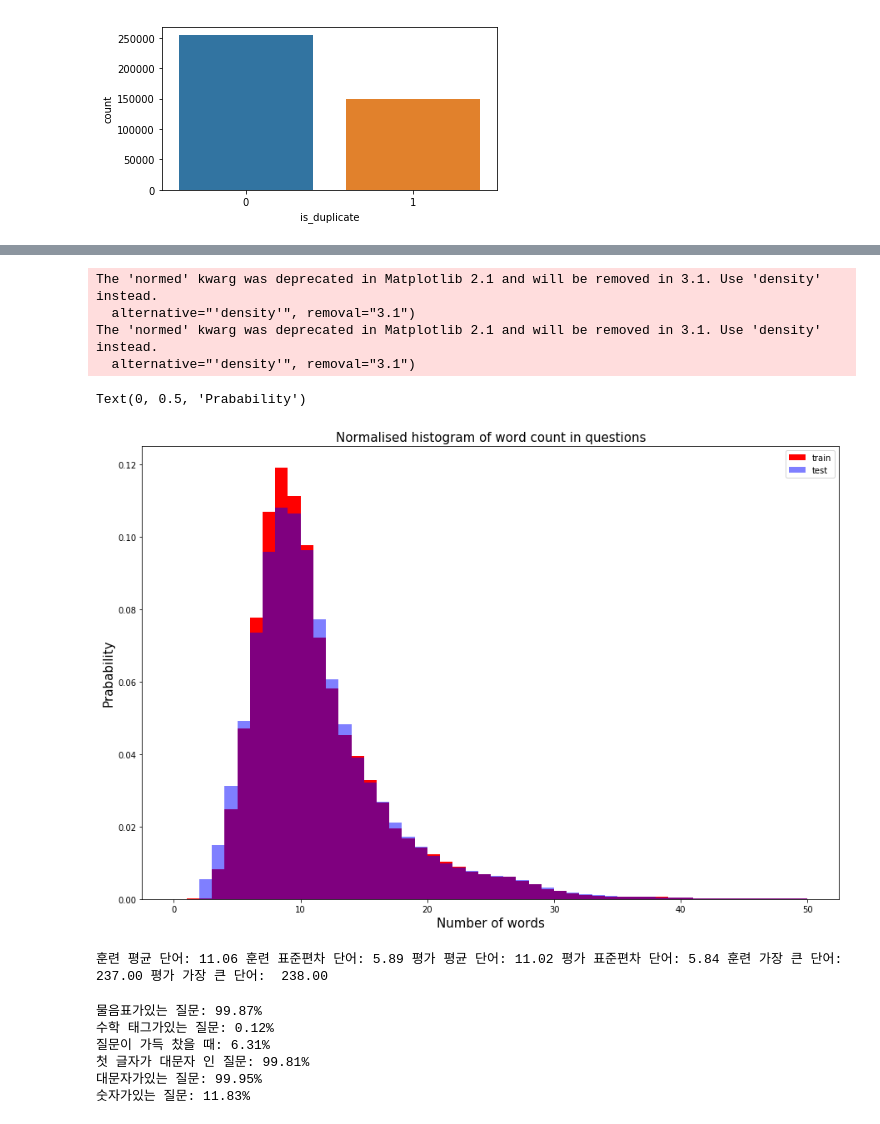
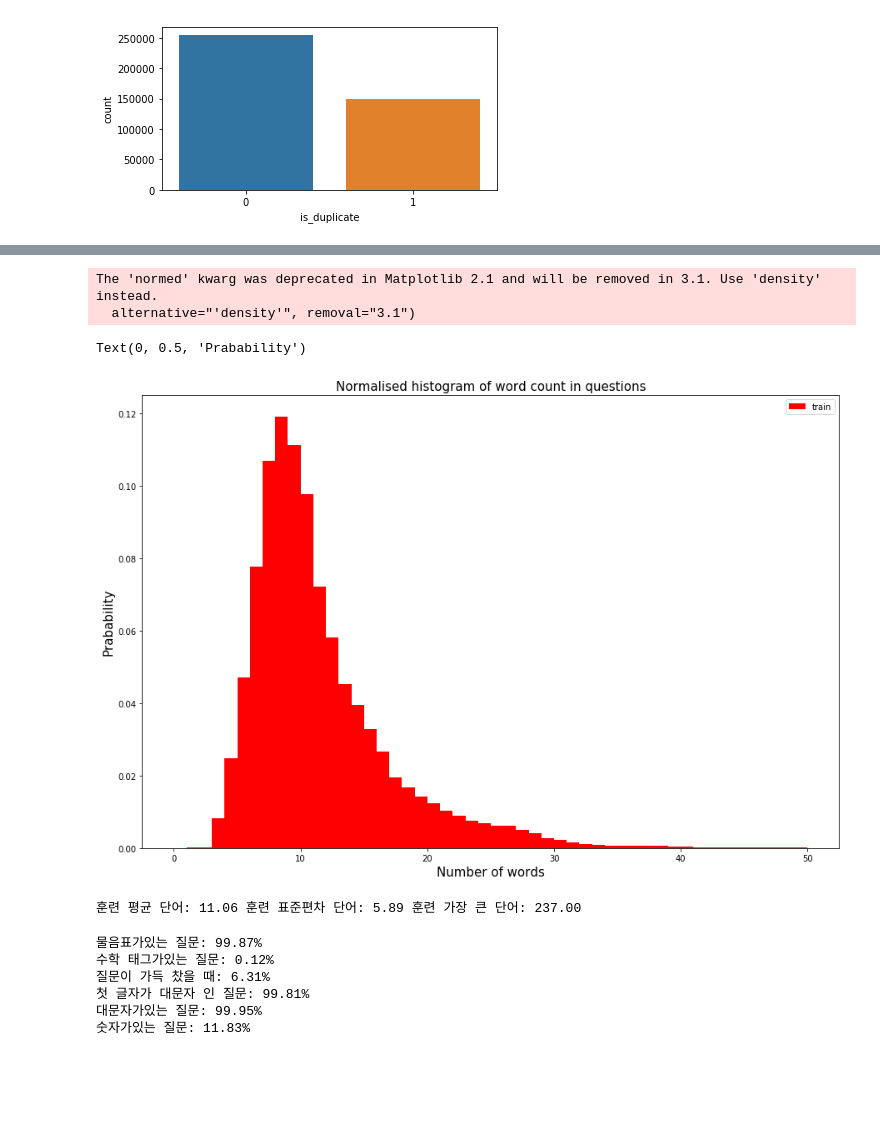
Before and after one commit to modulabs/DeepNLP, a Jupyter notebook: 7.NLPBOOK/5.TEXT_SIM/5.2.ipynb, the cells around one changed output, grey strips where cells are left out. Saved outputs shown, nothing was run; the diff lists cells and outputs as text; code cells hidden in the pictures; blank space fills up the shorter version.

```diff
--- a/7.NLPBOOK/5.TEXT_SIM/5.2.ipynb
+++ b/7.NLPBOOK/5.TEXT_SIM/5.2.ipynb
@@ -268,23 +166,20 @@ testDist = testSet.apply(lambda x:len(x.split(' ')))
 # %%
 plt.figure(figsize=(15, 10))
 plt.hist(trainDist, bins=50, range=[0, 50], facecolor='r', normed=True, label='train')
-plt.hist(testDist, bins=50, range=[0, 50], facecolor='b', normed=True, alpha=0.5, label='test')
 plt.title('Normalised histogram of word count in questions', fontsize=15)
 plt.legend()
 plt.xlabel('Number of words', fontsize=15)
 plt.ylabel('Prabability', fontsize=15)
 # %% [output]
 The 'normed' kwarg was deprecated in Matplotlib 2.1 and will be removed in 3.1. Use 'density' instead.
   alternative="'density'", removal="3.1")
-The 'normed' kwarg was deprecated in Matplotlib 2.1 and will be removed in 3.1. Use 'density' instead.
-  alternative="'density'", removal="3.1")
 Text(0, 0.5, 'Prabability')
-[figure, old version]
+[figure, new version]
 # %%
-print('훈련 평균 단어: {:.2f} 훈련 표준편차 단어: {:.2f} 평가 평균 단어: {:.2f} 평가 표준편차 단어: {:.2f} 훈련 가장 큰 단어: {:.2f} 평가 가장 큰 단어:  {:.2f}'.format(
-    trainDist.mean(), trainDist.std(), testDist.mean(), testDist.std(), trainDist.max(), testDist.max()))
+print('훈련 평균 단어: {:.2f} 훈련 표준편차 단어: {:.2f} 훈련 가장 큰 단어: {:.2f} '.format(
+    trainDist.mean(), trainDist.std(), trainDist.max()))
 # %% [output]
-훈련 평균 단어: 11.06 훈련 표준편차 단어: 5.89 평가 평균 단어: 11.02 평가 표준편차 단어: 5.84 훈련 가장 큰 단어: 237.00 평가 가장 큰 단어:  238.00
+훈련 평균 단어: 11.06 훈련 표준편차 단어: 5.89 훈련 가장 큰 단어: 237.00
 # %%
 qmarks = np.mean(trainSet.apply(lambda x: '?' in x)) # 물음표가 구두점으로 쓰임
 math = np.mean(trainSet.apply(lambda x: '[math]' in x)) # []
```
Also changed, not shown: parts of 12 cells of this notebook.
